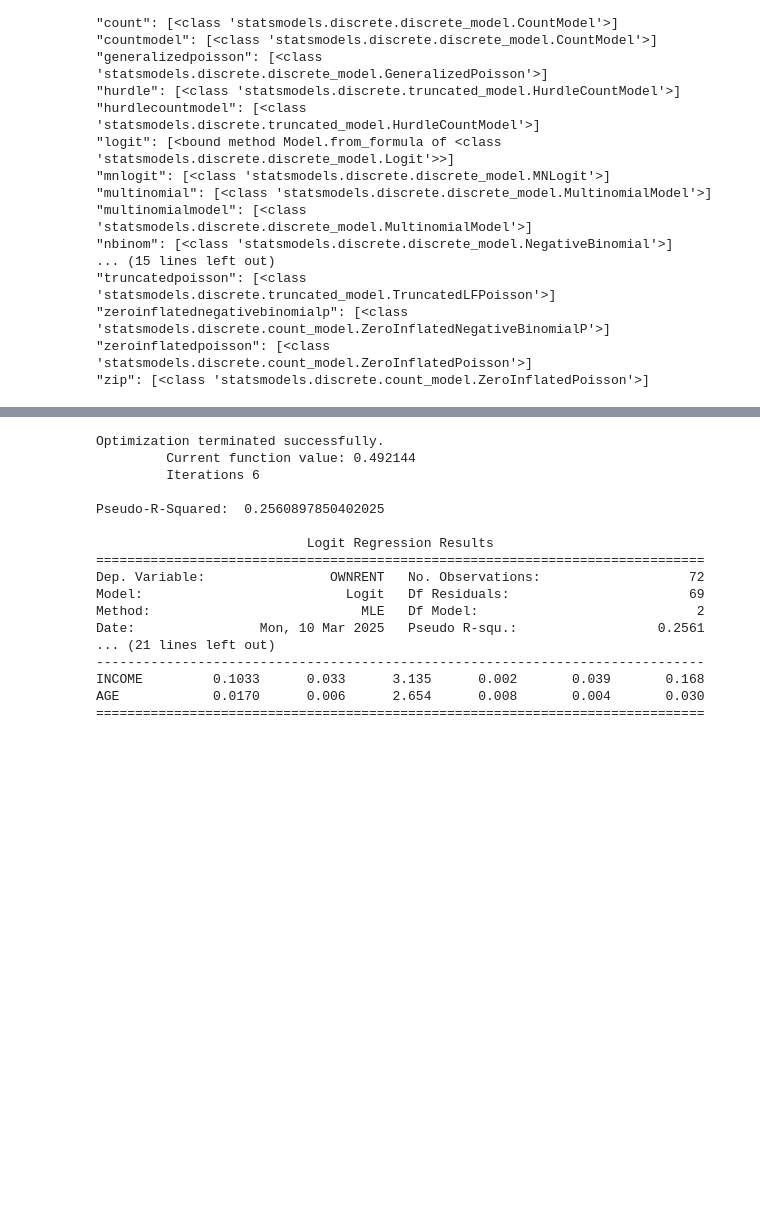
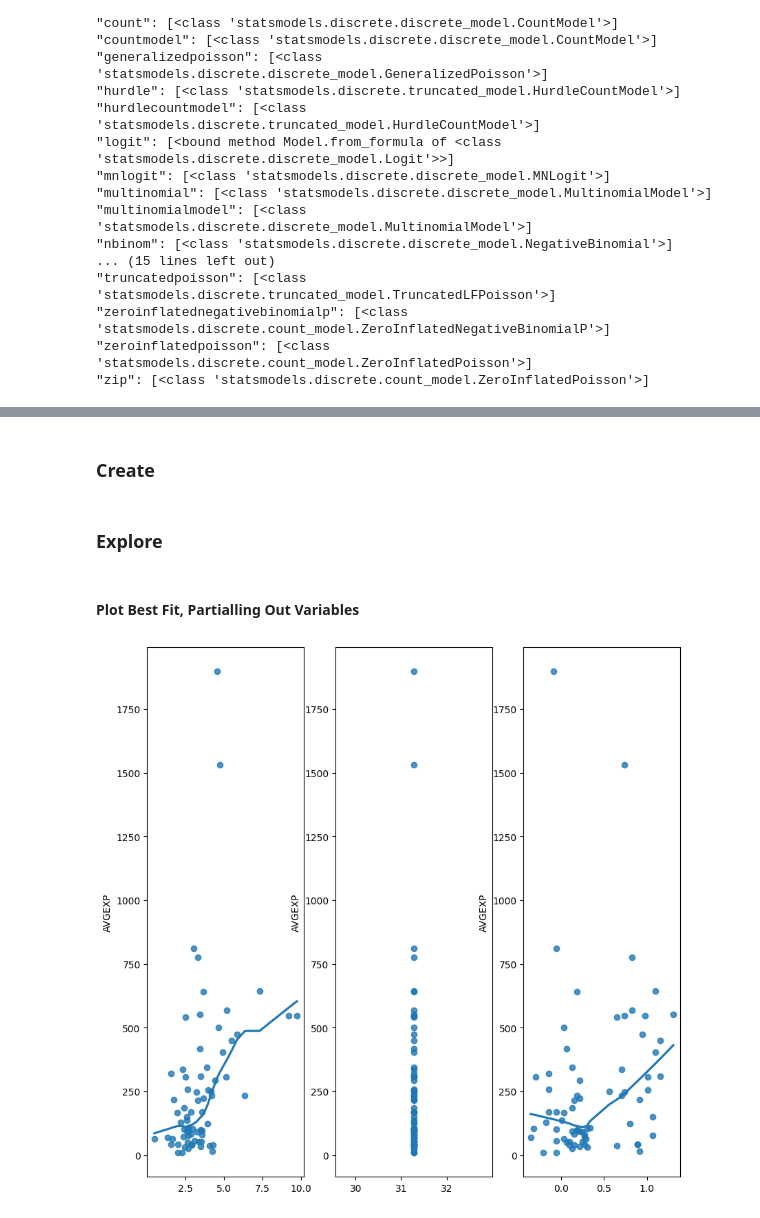
Before and after one commit to easlinger/glmax, a Jupyter notebook: examples/regression_moderation.ipynb, the cells around one changed output, grey strips where cells are left out. Drawn from its saved outputs; the diff is of its cells as text; code cells hidden in the pictures; blank space fills up the shorter version.

```diff
--- a/examples/regression_moderation.ipynb
+++ b/examples/regression_moderation.ipynb
@@ -310,21 +213,2 @@ INCOME:AGE:OWNRENT     0.0419      0.002     23.925      0.000       0.038
-# %%
-model, summary, extras = self.run(
-    formula="OWNRENT ~ INCOME + AGE", family="logit")
-# %% [output]
-Optimization terminated successfully.
-         Current function value: 0.492144
-         Iterations 6
-
-Pseudo-R-Squared:  0.2560897850402025
-
-                           Logit Regression Results
-==============================================================================
-Dep. Variable:                OWNRENT   No. Observations:                   72
-Model:                          Logit   Df Residuals:                       69
-Method:                           MLE   Df Model:                            2
-Date:                Mon, 10 Mar 2025   Pseudo R-squ.:                  0.2561
-... (21 lines left out)
-------------------------------------------------------------------------------
-INCOME         0.1033      0.033      3.135      0.002       0.039       0.168
-AGE            0.0170      0.006      2.654      0.008       0.004       0.030
-==============================================================================
+# %% [markdown]
+### Create
@@ -330,0 +218,8 @@ AGE            0.0170      0.006      2.654      0.008       0.004       0.030
+# %% [markdown]
+### Explore
+# %% [markdown]
+#### Plot Best Fit, Partialling Out Variables
+# %%
+_ = self.plot(x_partial="AGE")
+# %% [output]
+[figure, added]
```
Also changed, not shown: parts of 25 cells of this notebook, 3 other files.
